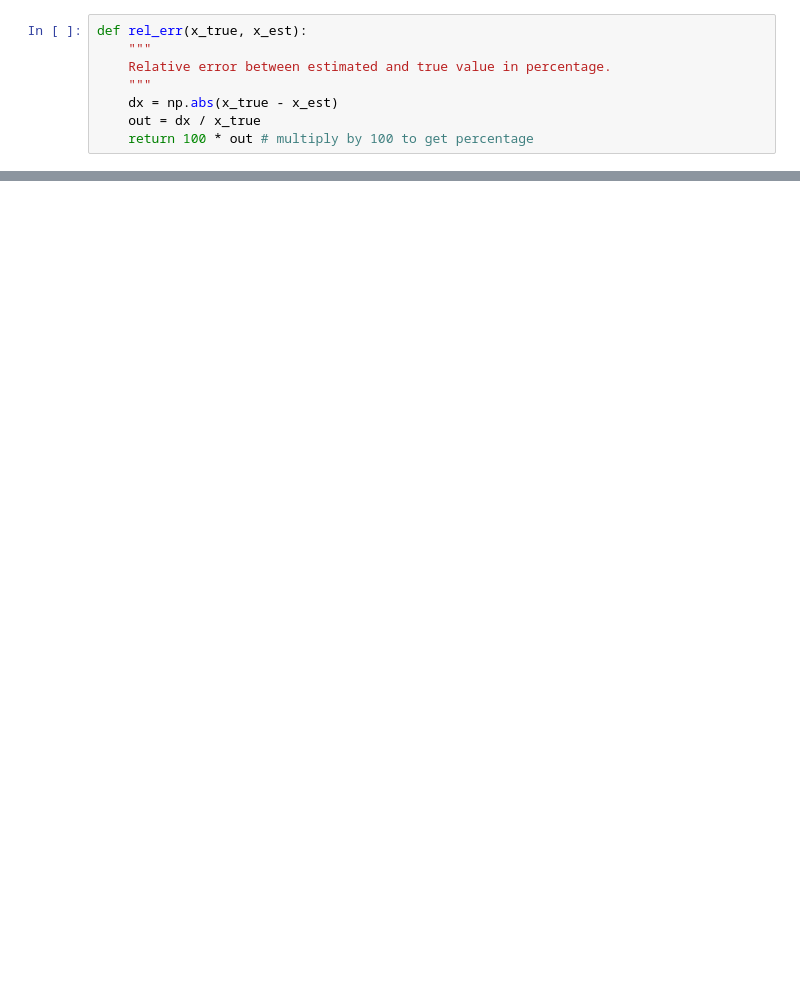
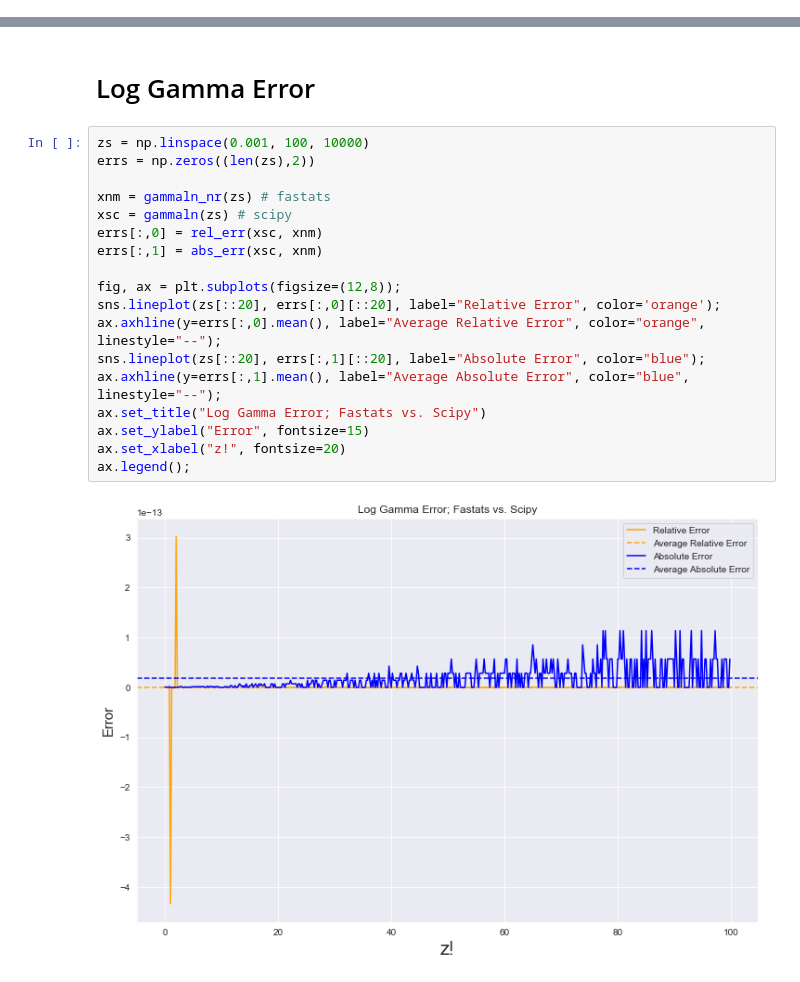
Before and after one commit to fastats/fastats, a Jupyter notebook: fastats/maths/_notebooks/gamma_beta_t_benchmark.ipynb, the cells around one changed output, grey strips where cells are left out. Saved outputs shown, nothing was run; the diff lists cells and outputs as text; blank space fills up the shorter version.

Commit message:
cleaning up notebook to use new gammaln function

```diff
--- a/fastats/maths/_notebooks/gamma_beta_t_benchmark.ipynb
+++ b/fastats/maths/_notebooks/gamma_beta_t_benchmark.ipynb
@@ -33,8 +0,0 @@ SMALL_GAMMA_COEFS = np.array([
-# %%
-def rel_err(x_true, x_est):
-    """
-    Relative error between estimated and true value in percentage.
-    """
-    dx = np.abs(x_true - x_est)
-    out = dx / x_true
-    return 100 * out # multiply by 100 to get percentage
@@ -477,0 +130,22 @@ runtimes_scipy.mean()/runtimes_fastats.mean()
+# %% [markdown]
+# Log Gamma Error
+# %%
+zs = np.linspace(0.001, 100, 10000)
+errs = np.zeros((len(zs),2))
+
+xnm = gammaln_nr(zs) # fastats
+xsc = gammaln(zs) # scipy
+errs[:,0] = rel_err(xsc, xnm)
+errs[:,1] = abs_err(xsc, xnm)
+
+fig, ax = plt.subplots(figsize=(12,8));
+sns.lineplot(zs[::20], errs[:,0][::20], label="Relative Error", color='orange');
+ax.axhline(y=errs[:,0].mean(), label="Average Relative Error", color="orange", linestyle="--");
+sns.lineplot(zs[::20], errs[:,1][::20], label="Absolute Error", color="blue");
+ax.axhline(y=errs[:,1].mean(), label="Average Absolute Error", color="blue", linestyle="--");
+ax.set_title("Log Gamma Error; Fastats vs. Scipy")
+ax.set_ylabel("Error", fontsize=15)
+ax.set_xlabel("z!", fontsize=20)
+ax.legend();
+# %% [output]
+[figure, added]
```
Also changed, not shown: parts of 44 cells of this notebook.
